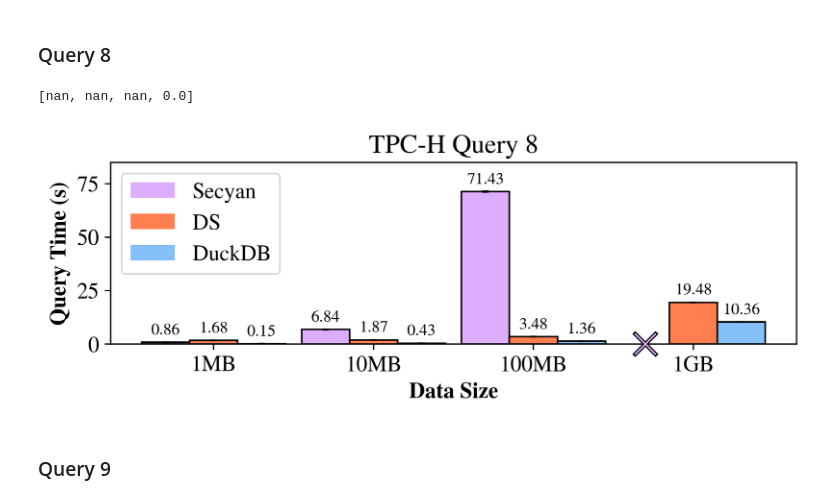
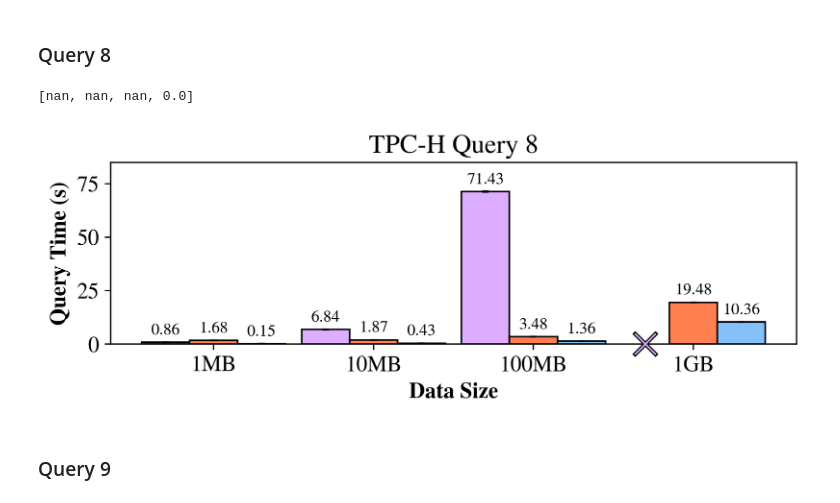
Before and after one commit to Dumplingz/data-pooling-experiments, a Jupyter notebook: data_analysis/join_filter_data_parsing.ipynb, the cells around one changed output. Saved outputs shown, nothing was run; the diff lists cells and outputs as text; code cells hidden in the pictures.

Commit message:
remove legends

```diff
--- a/data_analysis/join_filter_data_parsing.ipynb
+++ b/data_analysis/join_filter_data_parsing.ipynb
@@ -376,35 +376,35 @@ plt.bar_label(ds_bar, ds_label, fontsize=bar_label_font_size,
 # duckdb
 duckdb_bar = plt.bar(x=X_axis+width,width=width,height=duckdb_medians,label="DuckDB",
         color='#85C0F9'
         )
 plt.bar(x=X_axis+width,width=width,height=duckdb_medians,yerr=duckdb_stdevs,
         edgecolor='black',
         error_kw={"elinewidth":1,"capsize":2,"capthick":1},
         color='none'
         )
 duckdb_label = map(lambda n: '{0:.2f}'.format(n),duckdb_medians)
 plt.bar_label(duckdb_bar, duckdb_label, fontsize=bar_label_font_size,
         #       rotation=90,
               padding=padding
               )
 
 axes = plt.gca()
 axes.set_ylim([min_y,max_y])
 
 
 plt.xlabel("Data Size", fontweight="bold")
 plt.ylabel("Query Time (s)", fontweight="bold")
-plt.legend(ncol=1, loc='upper left')
+# plt.legend(ncol=1, loc='upper left')
 plt.title("TPC-H Query 8")
 
 plt.xticks(X_axis, ['1MB', '10MB', '100MB', '1GB'])
 
 plt.savefig("tpch_q8.pdf", bbox_inches='tight')
 
 plt.show()
 # %% [output]
 [nan, nan, nan, 0.0]
-[figure, old version]
+[figure, new version]
 # %% [markdown]
 ### Query 9
 # %%
```
Also changed, not shown: parts of 3 cells of this notebook, 5 other files.
